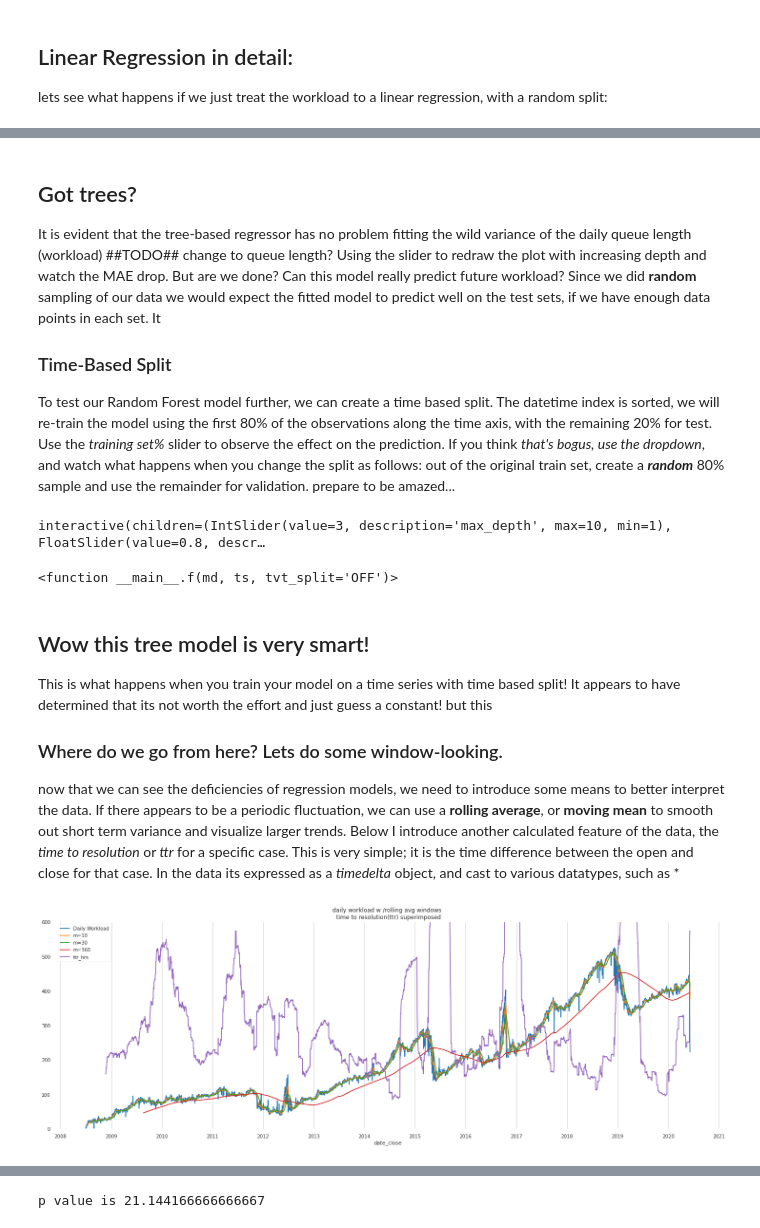
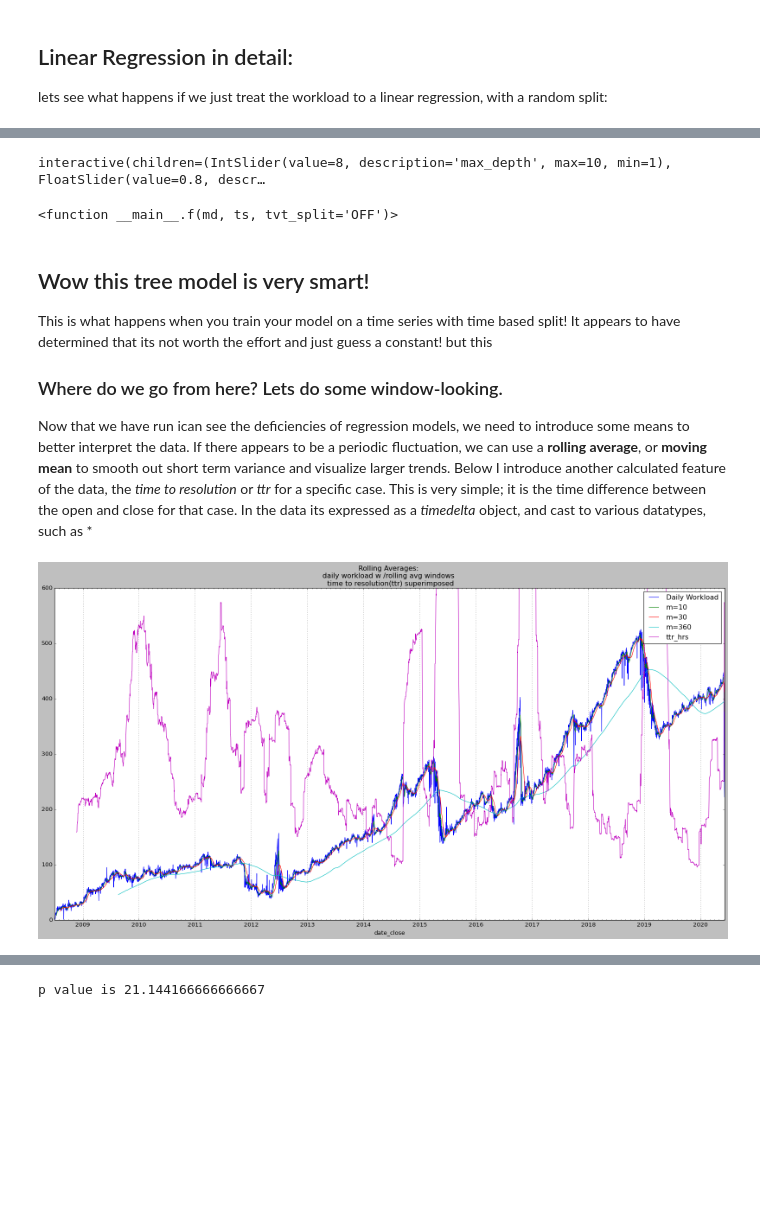
Before and after one commit to dmhliu/DS-Unit-2-Build-dmhliu, a Jupyter notebook: build2.ipynb, the cells around one changed output, grey strips where cells are left out. Drawn from its saved outputs; the diff is of its cells as text; code cells hidden in the pictures; blank space fills up the shorter version.

Commit message:
widgets2.html notebook reorder

```diff
--- a/build2.ipynb
+++ b/build2.ipynb
@@ -534,0 +597,24 @@ fig.show()
+# %%
+## keep this, to setup target ttr_class on wrangler
+df= wrangler.working.copy()
+df.ttr = df.ttr.dt.total_seconds()/3600
+df[df.ttr > xb].Category.value_counts().head(6)
+
+
+def apply_ttr_class(ttr):
+    """apply to wrangler, ttr needs conversion"""
+    lb,ub = 4,40
+    low  = ttr < lb
+    med  = lb <= ttr <= ub
+    high = ub < ttr < xb
+
+    if low:
+        return 'low'
+    elif med:
+        return 'med'
+    else:
+        return 'high'
+
+wrangler.working['ttr_class']= wrangler.working.ttr.dt.total_seconds()/3600
+wrangler.working.ttr_class = wrangler.working['ttr_class'].apply(apply_ttr_class)
+wrangler.working.ttr_class
@@ -624,10 +926,3 @@ interactive(children=(IntSlider(value=3, description='max_depth', max=10, min=1)
-# %% [markdown]
-## Got trees?
-   It is evident that the tree-based regressor has no problem fitting the wild variance of the daily queue length (workload) ##TODO##  change to queue length? Using the slider to redraw the plot with increasing depth and watch the MAE drop. But are we done? Can this model really predict future workload? Since we did **random** sampling of our data we would expect the fitted model to predict well on the test sets, if we have enough data points in each set. It
-
-### Time-Based Split
-   To test our Random Forest model further, we can create a time based split. The datetime index is sorted, we will re-train the model using the first 80% of the observations along the time axis, with the remaining 20% for test. Use the *training set%* slider to observe the effect on the prediction. If you think *that's bogus, use the dropdown*, and watch what happens when you change the split as follows:
-   out of the original train set, create a ***random*** 80% sample and use the remainder for validation. prepare to be amazed...
 # %%
 #use a time based split
 from ipywidgets import FloatSlider
@@ -681,17 +976,9 @@ def f(md,ts,tvt_split='OFF'):
     test.plot(y='Test predicted', figsize=(30,6), color='blue', ax=ax)#predicted on TEST
 
 ts =  FloatSlider(description='training set%',min=.50, max=.9, step=.05 , value=.8)
-md =  IntSlider(description='max_depth',min=1,max=10, step=1,  value=3)
+md =  IntSlider(description='max_depth',min=1,max=10, step=1,  value=8)
 
-tvt_split = widgets.ToggleButtons(
-    options=['ON', 'OFF'],
-    value='OFF',
-    description='Make Train-Val \n on time split',
-    disabled=False,
-    button_style='warning', # 'success', 'info', 'warning', 'danger' or ''
-    orientation = 'vertical',
-    tooltips=['On', 'Off'],
-)
+
 tvt_split = widgets.Dropdown(
     options=['OFF','ON'],
     value='OFF',
@@ -701,7 +988,7 @@ tvt_split = widgets.Dropdown(
 )
 interact(f, md=md, ts=ts, tvt_split=tvt_split)
 # %% [output]
-interactive(children=(IntSlider(value=3, description='max_depth', max=10, min=1), FloatSlider(value=0.8, descr…
+interactive(children=(IntSlider(value=8, description='max_depth', max=10, min=1), FloatSlider(value=0.8, descr…
 <function __main__.f(md, ts, tvt_split='OFF')>
 # %% [markdown]
 ##  Wow this tree model is very smart!
@@ -711,8 +998,10 @@ This is what happens when you train your model on a time series with time based
 
 ### Where do we go from here? Lets do some window-looking.
 
-now that we can see the deficiencies of regression models, we need to introduce some means to better interpret the data. If there appears to be a periodic fluctuation, we can use a **rolling average**, or **moving mean** to smooth out short term variance and visualize larger trends. Below I introduce another calculated feature of the data, the *time to resolution* or *ttr* for a specific case. This is very simple; it is the time difference between the open and close for that case. In the data its expressed as a *timedelta* object, and cast to various datatypes, such as *
+Now that we have run ican see the deficiencies of regression models, we need to introduce some means to better interpret the data. If there appears to be a periodic fluctuation, we can use a **rolling average**, or **moving mean** to smooth out short term variance and visualize larger trends. Below I introduce another calculated feature of the data, the *time to resolution* or *ttr* for a specific case. This is very simple; it is the time difference between the open and close for that case. In the data its expressed as a *timedelta* object, and cast to various datatypes, such as *
 # %%
+matplotlib.style.use('classic')
+
 closed_ttr_day = wrangler.working.copy()
 
 
@@ -725,33 +1014,33 @@ closed_ttr_day = closed_ttr_day.groupby('date_close')[['CaseID','workload','ttr'
 closed_ttr_day = closed_ttr_day.groupby('date_close')[['CaseID','workload','ttr']].agg({'CaseID': 'count', 'workload': 'max', 'ttr': 'mean'})
 
 closed_ttr_day.columns=['case_count','daily_workload', 'avg_ttr_hours']
 
 
 years = mdates.YearLocator()   # every year
 months = mdates.MonthLocator()  # every month
 years_fmt = mdates.DateFormatter('%Y')
 
 
-ax= closed_ttr_day.daily_workload.plot(figsize=(25,8))
+ax= closed_ttr_day.daily_workload.plot(figsize=(25,12))
 
 closed_ttr_day.daily_workload.rolling(window=10).mean().plot(ax=ax)
 closed_ttr_day.daily_workload.rolling(window=30).mean().plot(ax=ax)
 closed_ttr_day.daily_workload.rolling(window=360).mean().plot(ax=ax)
 
 closed_ttr_day.avg_ttr_hours.rolling(window=120).mean().plot(ax=ax)      #
 
 
-ax.set_title('daily workload w /rolling avg windows \n time to resolution(ttr) superimposed')
+ax.set_title('Rolling Averages: \ndaily workload w /rolling avg windows \n time to resolution(ttr) superimposed')
 
 ax.xaxis.grid(True, which='major')
 
 ax.set_ylim(0,600)
 ax.xaxis.set_major_locator(years)
 ax.xaxis.set_minor_locator(months)
 ax.xaxis.set_major_formatter(years_fmt)
 
 
 ax.legend(['Daily Workload', 'm=10', 'm=30', 'm=360', 'ttr_hrs'])
 plt.show()
 # %% [output]
-[figure, old version]
+[figure, new version]
```
Also changed, not shown: parts of 72 cells of this notebook, 1 other file.
